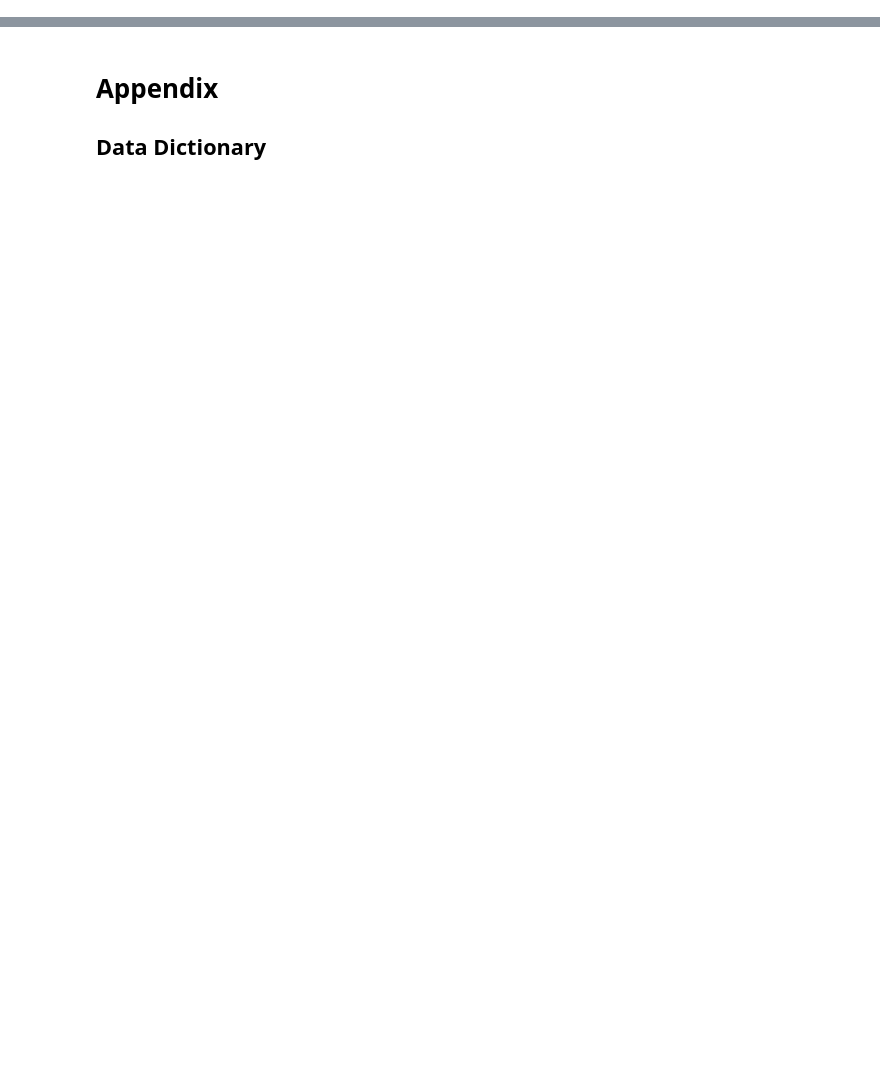
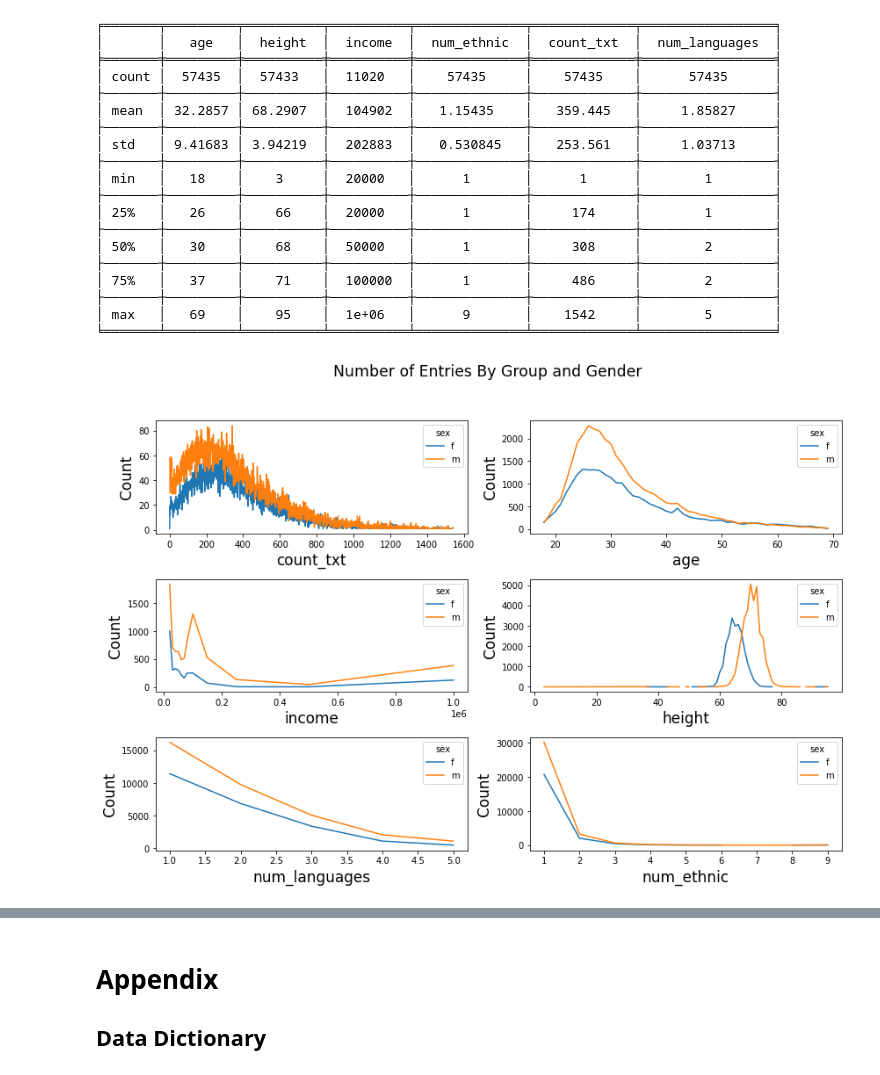
Before and after one commit to aboomer07/DataNotebook, a Jupyter notebook: DataViz Notebook.ipynb, the cells around one changed output, grey strips where cells are left out. Cells and saved outputs as stored; diff of their text form; code cells hidden in the pictures; blank space fills up the shorter version.

```diff
--- a/DataViz Notebook.ipynb
+++ b/DataViz Notebook.ipynb
@@ -329,0 +298,47 @@ interactive(children=(Dropdown(description='category', options=('age', 'body_typ
+# %%
+#### 2. Basic Descriptive Stats ####
+
+# 2.1 Numerical variables
+# 2.1.1 summary statistics
+print(tabulate(df.describe(), headers='keys', tablefmt='fancy_grid', numalign='center', floatfmt='g'))
+
+#Create list of numerical variables
+num_cats = ['count_txt', 'age', 'income', 'height', 'num_languages', 'num_ethnic']
+
+#Create a list of subplots in order to plot in grid
+fig, axes = plt.subplots(ncols=2, nrows=(np.math.floor(len(num_cats)/2)), figsize=(14, 9))
+fig.subplots_adjust(hspace=0.4, wspace=0.2) #Put some whitespace between graphs
+fig.suptitle("Number of Entries By Group and Gender", fontsize='xx-large')
+#Loop through the numerical columns
+for i in range(len(num_cats)):
+    cat = num_cats[i] #Get current column
+    #Get the row and column of the current plot axis
+    curr_row = np.math.floor(i / 2)
+    curr_col = i % 2
+    #plot the current column on axis
+    plot_df = df.groupby([cat, 'sex']).size().unstack().plot(ax = axes[curr_row, curr_col])
+    x = axes[curr_row, curr_col].get_xlabel()
+    axes[curr_row, curr_col].set_xlabel(x, fontsize=17)
+    #Get the label for the y-axis and make the font size bigger
+    axes[curr_row, curr_col].set_ylabel('Count', fontsize=17)
+# %% [output]
+╒═══════╤═════════╤══════════╤══════════╤══════════════╤═════════════╤═════════════════╕
+│       │   age   │  height  │  income  │  num_ethnic  │  count_txt  │  num_languages  │
+╞═══════╪═════════╪══════════╪══════════╪══════════════╪═════════════╪═════════════════╡
+│ count │  57435  │  57433   │  11020   │    57435     │    57435    │      57435      │
+├───────┼─────────┼──────────┼──────────┼──────────────┼─────────────┼─────────────────┤
+│ mean  │ 32.2857 │ 68.2907  │  104902  │   1.15435    │   359.445   │     1.85827     │
+├───────┼─────────┼──────────┼──────────┼──────────────┼─────────────┼─────────────────┤
+│ std   │ 9.41683 │ 3.94219  │  202883  │   0.530845   │   253.561   │     1.03713     │
+├───────┼─────────┼──────────┼──────────┼──────────────┼─────────────┼─────────────────┤
+│ min   │   18    │    3     │  20000   │      1       │      1      │        1        │
+├───────┼─────────┼──────────┼──────────┼──────────────┼─────────────┼─────────────────┤
+│ 25%   │   26    │    66    │  20000   │      1       │     174     │        1        │
+├───────┼─────────┼──────────┼──────────┼──────────────┼─────────────┼─────────────────┤
+│ 50%   │   30    │    68    │  50000   │      1       │     308     │        2        │
+├───────┼─────────┼──────────┼──────────┼──────────────┼─────────────┼─────────────────┤
+│ 75%   │   37    │    71    │  100000  │      1       │     486     │        2        │
+├───────┼─────────┼──────────┼──────────┼──────────────┼─────────────┼─────────────────┤
+│ max   │   69    │    95    │  1e+06   │      9       │    1542     │        5        │
+╘═══════╧═════════╧══════════╧══════════╧══════════════╧═════════════╧═════════════════╛
+[figure, added]
```
Also changed, not shown: parts of 46 cells of this notebook.
